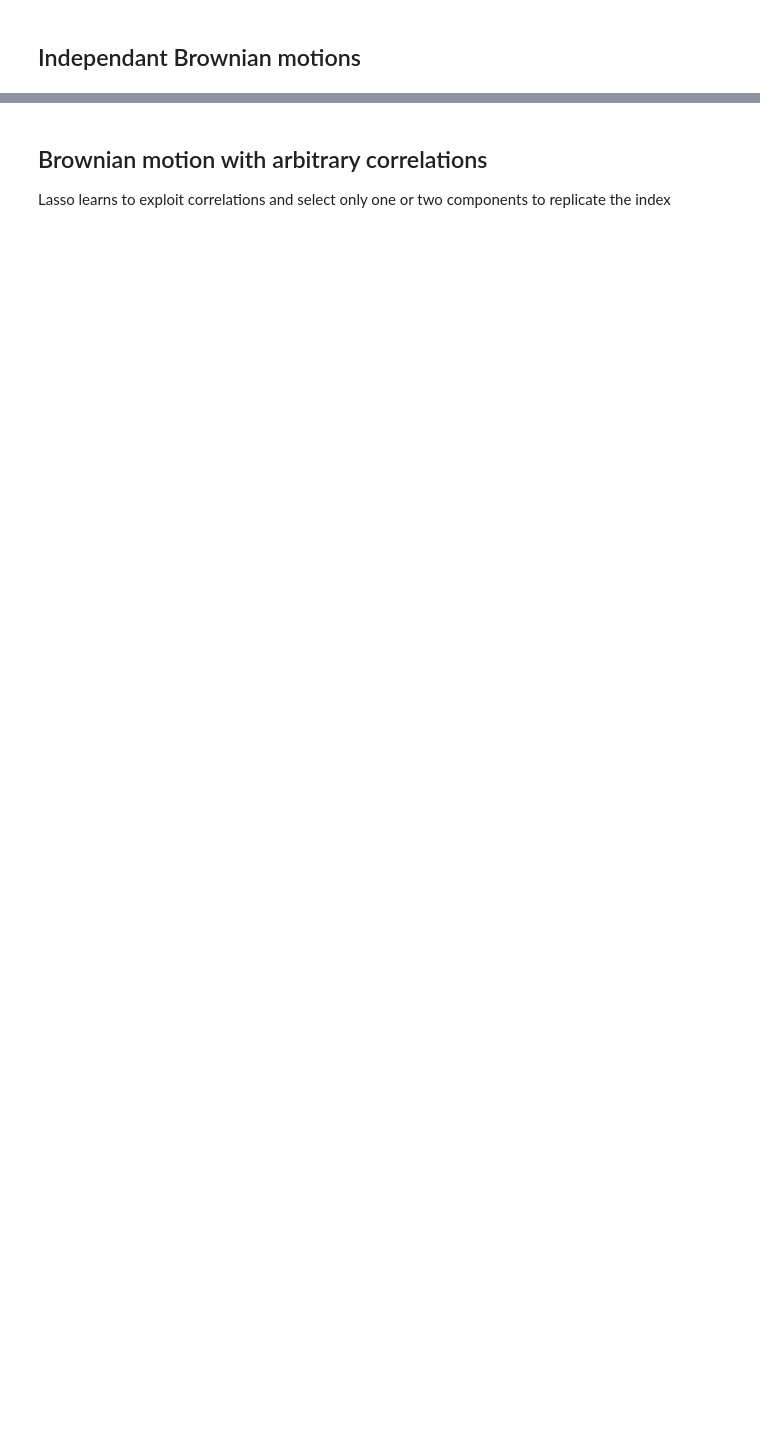
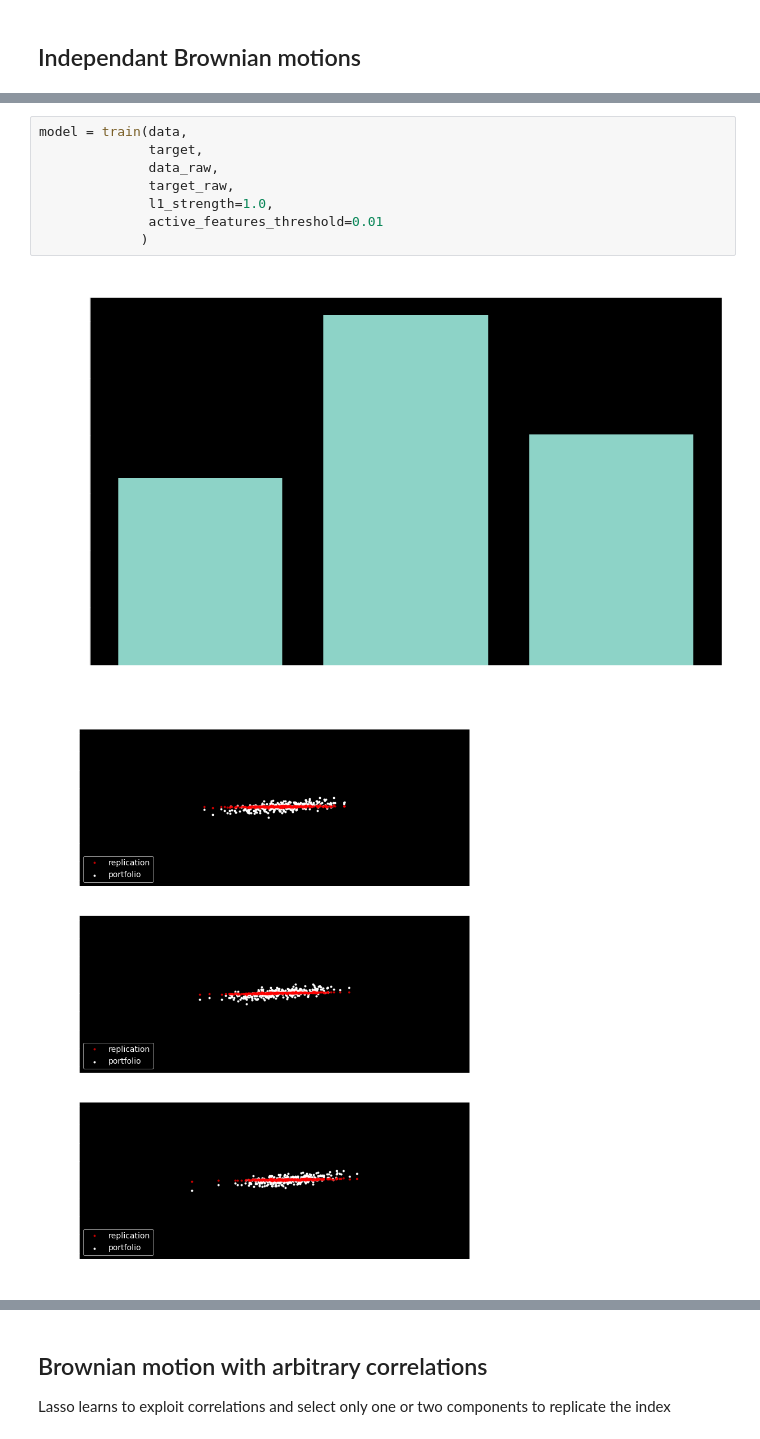
Before and after one commit to sauxpa/Quant, a Jupyter notebook: Lasso selection/lasso_selection_brownian_3_signals.ipynb, the cells around one changed output, grey strips where cells are left out. Cells and saved outputs as stored; diff of their text form; blank space fills up the shorter version.

```diff
--- a/Lasso selection/lasso_selection_brownian_3_signals.ipynb
+++ b/Lasso selection/lasso_selection_brownian_3_signals.ipynb
@@ -148,0 +167,11 @@ If you depend on functionality not listed there, please file an issue.
+# %%
+model = train(data,
+              target,
+              data_raw,
+              target_raw,
+              l1_strength=1.0,
+              active_features_threshold=0.01
+             )
+# %% [output]
+[figure, added]
+[figure, added]
```
Also changed, not shown: parts of 25 cells of this notebook, 2 other files.
